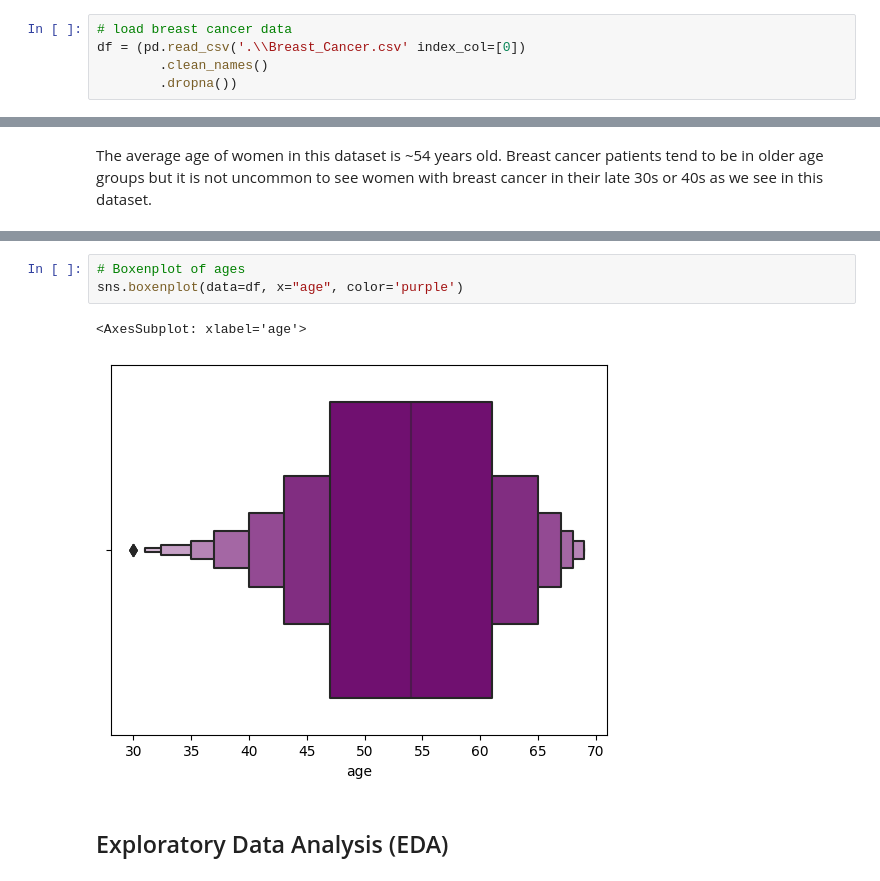
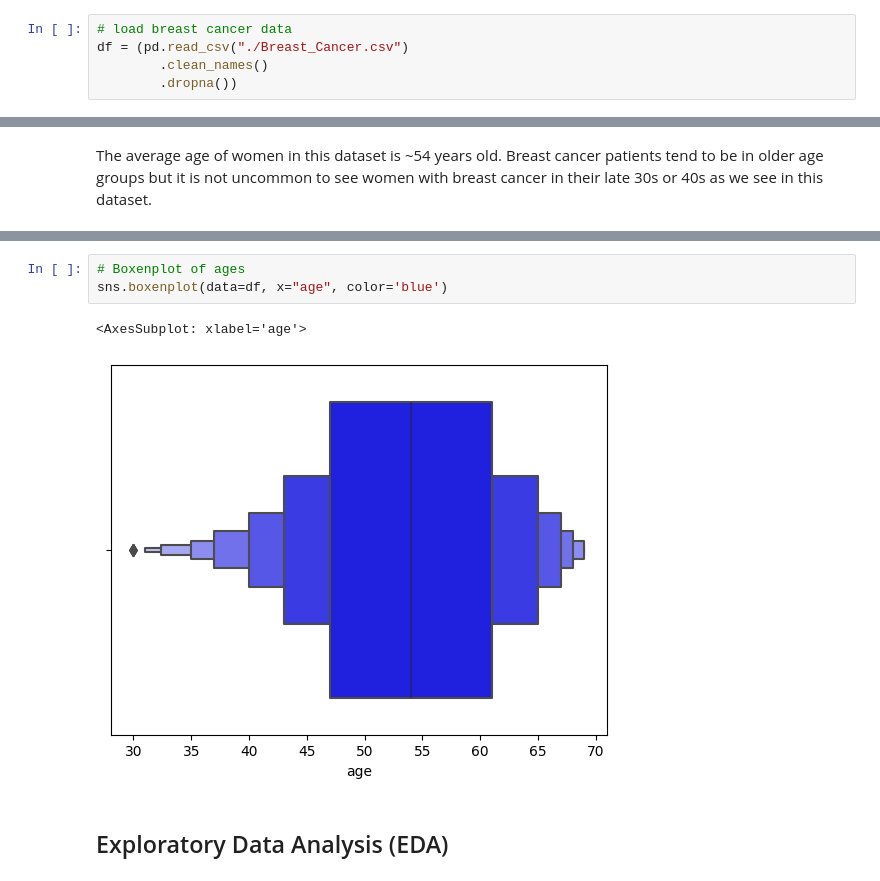
Before and after one commit to Chris-Vuong/breast-cancer, a Jupyter notebook: breast-cancer-analysis.ipynb, the cells around one changed output, grey strips where cells are left out. Saved outputs shown, nothing was run; the diff lists cells and outputs as text.

```diff
--- a/breast-cancer-analysis.ipynb
+++ b/breast-cancer-analysis.ipynb
@@ -9,7 +9,7 @@ import seaborn as sns
 import janitor
 # %%
 # load breast cancer data
-df = (pd.read_csv('.\\Breast_Cancer.csv' index_col=[0])
+df = (pd.read_csv("./Breast_Cancer.csv")
         .clean_names()
         .dropna())
 # %% [markdown]
@@ -62,9 +62,9 @@ Name: age, dtype: float64
 # %%
 # Boxenplot of ages
-sns.boxenplot(data=df, x="age", color='purple')
+sns.boxenplot(data=df, x="age", color='blue')
 # %% [output]
 <AxesSubplot: xlabel='age'>
-[figure, old version]
+[figure, new version]
 # %% [markdown]
 ## Exploratory Data Analysis (EDA)
 # %%
```
Also changed, not shown: parts of 7 cells of this notebook.
